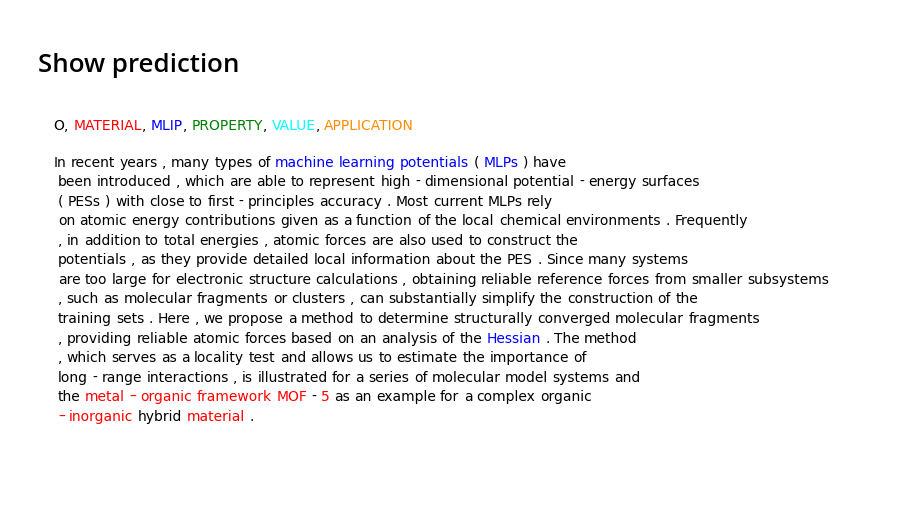
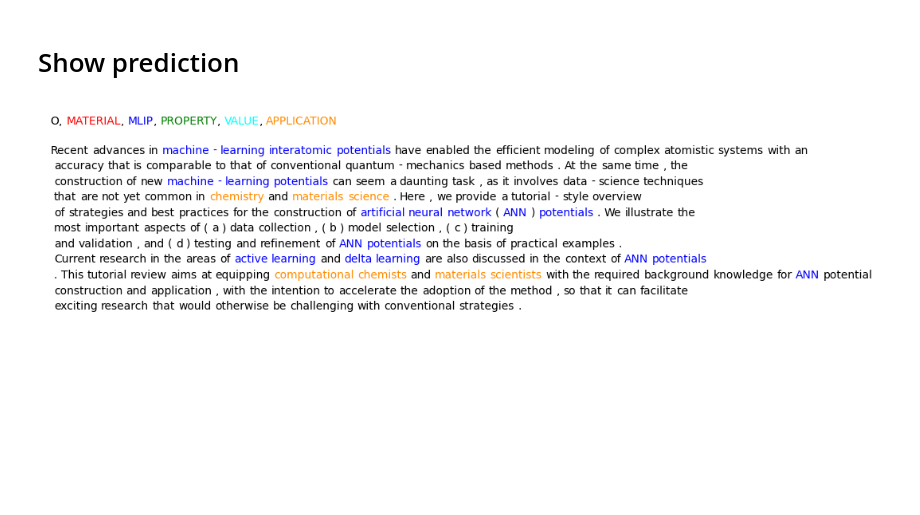
Before and after one commit to BOWENmeZHENG/Bert-NER-V2, a Jupyter notebook: new_papers.ipynb, the cells around one changed output. Drawn from its saved outputs; the diff is of its cells as text; code cells hidden in the pictures; blank space fills up the shorter version.

```diff
--- a/new_papers.ipynb
+++ b/new_papers.ipynb
@@ -36,5 +25,5 @@ KeyboardInterrupt:
 # %%
-example = "In recent years, many types of machine learning potentials (MLPs) have been introduced, which are able to represent high-dimensional potential-energy surfaces (PESs) with close to first-principles accuracy. Most current MLPs rely on atomic energy contributions given as a function of the local chemical environments. Frequently, in addition to total energies, atomic forces are also used to construct the potentials, as they provide detailed local information about the PES. Since many systems are too large for electronic structure calculations, obtaining reliable reference forces from smaller subsystems, such as molecular fragments or clusters, can substantially simplify the construction of the training sets. Here, we propose a method to determine structurally converged molecular fragments, providing reliable atomic forces based on an analysis of the Hessian. The method, which serves as a locality test and allows us to estimate the importance of long-range interactions, is illustrated for a series of molecular model systems and the metal–organic framework MOF-5 as an example for a complex organic–inorganic hybrid material."
+example = "Recent advances in machine-learning interatomic potentials have enabled the efficient modeling of complex atomistic systems with an accuracy that is comparable to that of conventional quantum-mechanics based methods. At the same time, the construction of new machine-learning potentials can seem a daunting task, as it involves data-science techniques that are not yet common in chemistry and materials science. Here, we provide a tutorial-style overview of strategies and best practices for the construction of artificial neural network (ANN) potentials. We illustrate the most important aspects of (a) data collection, (b) model selection, (c) training and validation, and (d) testing and refinement of ANN potentials on the basis of practical examples. Current research in the areas of active learning and delta learning are also discussed in the context of ANN potentials. This tutorial review aims at equipping computational chemists and materials scientists with the required background knowledge for ANN potential construction and application, with the intention to accelerate the adoption of the method, so that it can facilitate exciting research that would otherwise be challenging with conventional strategies."
 # %% [markdown]
 ## Load parameters
 # %%
@@ -46,7 +35,9 @@ ut.seed_everything(SEED)
 modelBERT = BertForMaskedLM.from_pretrained('pranav-s/MaterialsBERT')
 tokenizerBERT = BertTokenizer.from_pretrained('pranav-s/MaterialsBERT', model_max_length=MAX_LENGTH)
 model = net.NERBERTModel(modelBERT.base_model, output_size=len(CLASSES)+1)
-parameter_path = path + '/saved_models/test_model.pt'
+exp_name = '2024-07-06_b_1_s_321_l_512_w_[0.3, 1.0, 1.0, 1.0, 0.5, 0.5]_l_0.0001'
+epoch = 5
+parameter_path = path + f'/saved_models/{exp_name}/{exp_name}_e_{epoch}.pt'
 model.load_state_dict(torch.load(parameter_path))
 model.eval()
 print('Model loaded')
@@ -70,18 +61,18 @@ pred, text_list = inference(example, model, tokenizerBERT, MAX_LENGTH)
 # %%
 colors = ['black', 'red', 'blue', 'green', 'cyan', 'darkorange']
 word_list_marked = ['<' + w + '>' for w in text_list]
 markers = [{"color": colors[i]} for i in pred]
 j = 0
 for i in range(len(text_list)):
-    if (i + 1) % 15 == 0:
+    if (i + 1) % 20 == 0:
         word_list_marked.insert(i + j, '\n')
         j += 1
 fig, ax = plt.subplots()
 ax.set_axis_off()
 HighlightText(x=0., y=1, s='<O>, <MATERIAL>, <MLIP>, <PROPERTY>, <VALUE>, <APPLICATION>',
               highlight_textprops=[{"color": c} for c in colors], ax=ax)
 HighlightText(x=0., y=0.9, s=' '.join(word_list_marked),
               highlight_textprops=markers, ax=ax)
 plt.show()
 # %% [output]
-[figure, old version]
+[figure, new version]
```
Also changed, not shown: parts of 2 cells of this notebook, 1 other file.
